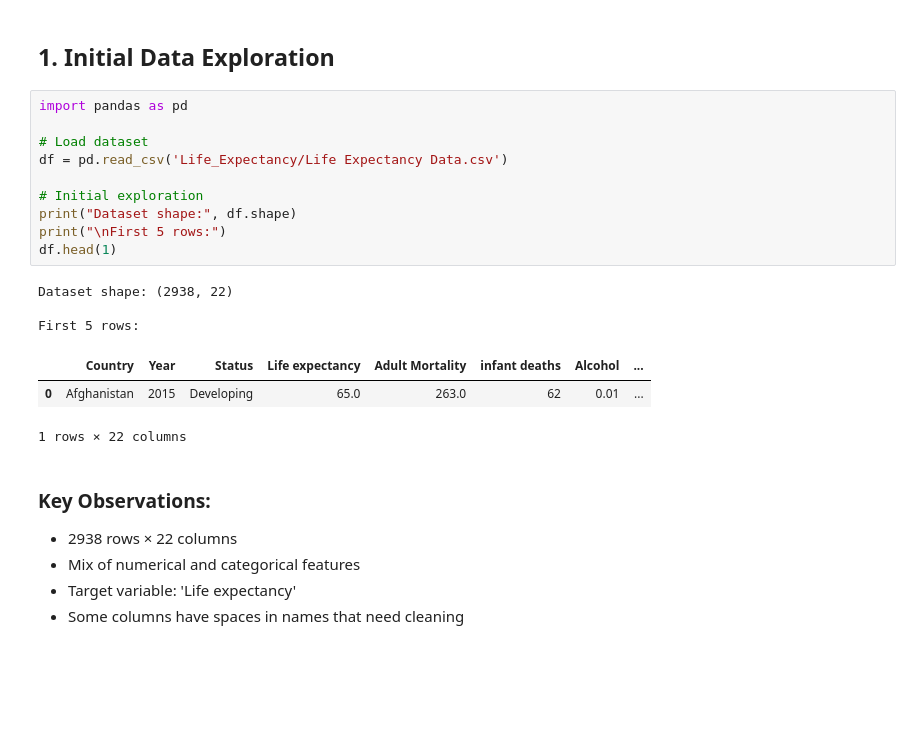
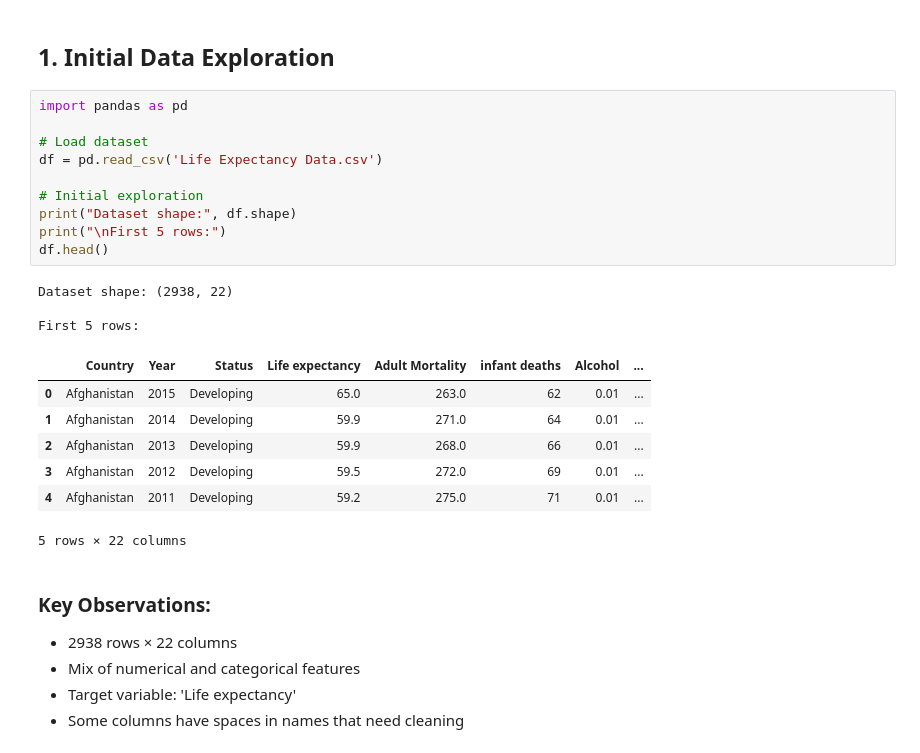
Before and after one commit to akyengo-Jr/Life_Expectancy, a Jupyter notebook: data_wrangling.ipynb, the cells around one changed output. Drawn from its saved outputs; the diff is of its cells as text; blank space fills up the shorter version.

```diff
--- a/data_wrangling.ipynb
+++ b/data_wrangling.ipynb
@@ -16,20 +16,24 @@ This notebook documents the data cleaning process for the Life Expectancy datase
 # %%
 import pandas as pd
 
 # Load dataset
-df = pd.read_csv('Life_Expectancy/Life Expectancy Data.csv')
+df = pd.read_csv('Life Expectancy Data.csv')
 
 # Initial exploration
 print("Dataset shape:", df.shape)
 print("\nFirst 5 rows:")
-df.head(1)
+df.head()
 # %% [output]
 Dataset shape: (2938, 22)
 
 First 5 rows:
 |  | Country | Year | Status | Life expectancy | Adult Mortality | infant deaths | Alcohol | ... |
 | 0 | Afghanistan | 2015 | Developing | 65.0 | 263.0 | 62 | 0.01 | ... |
+| 1 | Afghanistan | 2014 | Developing | 59.9 | 271.0 | 64 | 0.01 | ... |
+| 2 | Afghanistan | 2013 | Developing | 59.9 | 268.0 | 66 | 0.01 | ... |
+| 3 | Afghanistan | 2012 | Developing | 59.5 | 272.0 | 69 | 0.01 | ... |
+| 4 | Afghanistan | 2011 | Developing | 59.2 | 275.0 | 71 | 0.01 | ... |
-1 rows × 22 columns
+5 rows × 22 columns
 # %% [markdown]
 ### Key Observations:
 - 2938 rows × 22 columns
```
Also changed, not shown: parts of 3 cells of this notebook, 2 other files.
